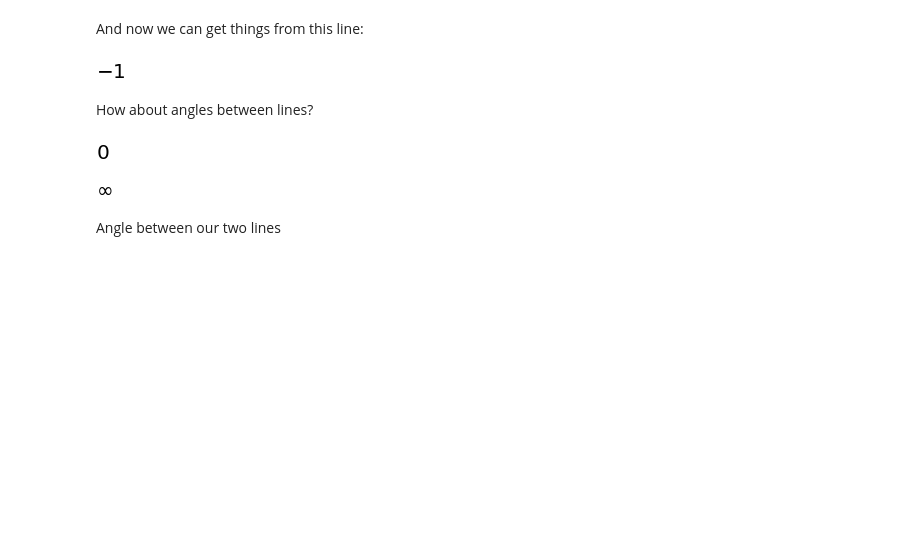
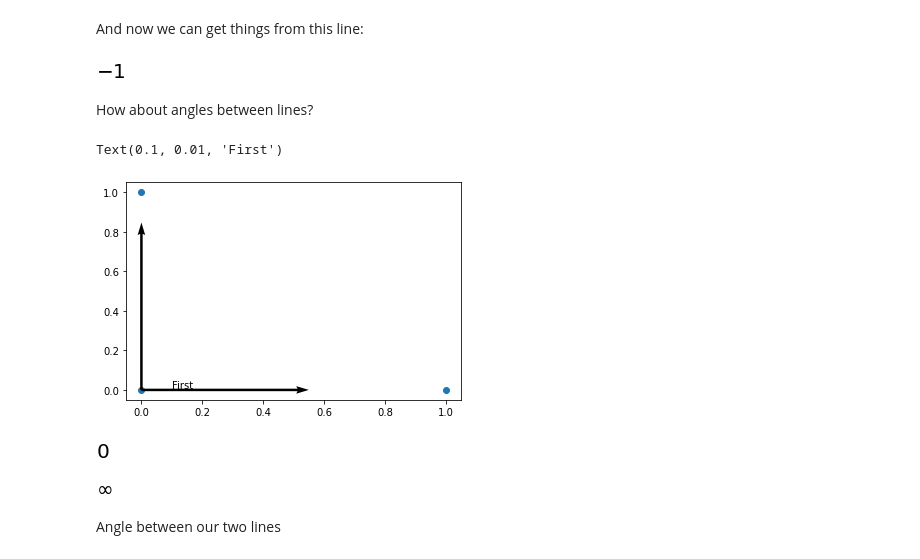
Before and after one commit to snifflesnrumjum/GAP_Python, a Jupyter notebook: GAP_Python_Workshop_4.ipynb, the cells around one changed output. Cells and saved outputs as stored; diff of their text form; code cells hidden in the pictures; blank space fills up the shorter version.

```diff
--- a/GAP_Python_Workshop_4.ipynb
+++ b/GAP_Python_Workshop_4.ipynb
@@ -437,6 +440,13 @@ p = sympy.Point(1,0)
 q = sympy.Point(0,1)
 
 origin = sympy.Point(0,0)
+# %%
+plt.scatter([1,0,0], [0, 1, 0], marker='o')
+plt.quiver([0,0], [0,0], [1,0], [0, 1], scale=2)
+plt.annotate('First', (0.1, .01))
+# %% [output]
+Text(0.1, 0.01, 'First')
+[figure, added]
 # %%
 first = sympy.Line(origin, p)
 second = sympy.Line(origin, q)
```
Also changed, not shown: parts of 8 cells of this notebook.
